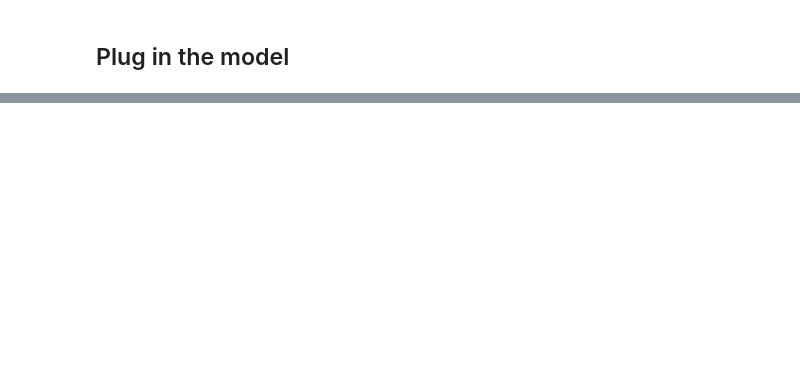
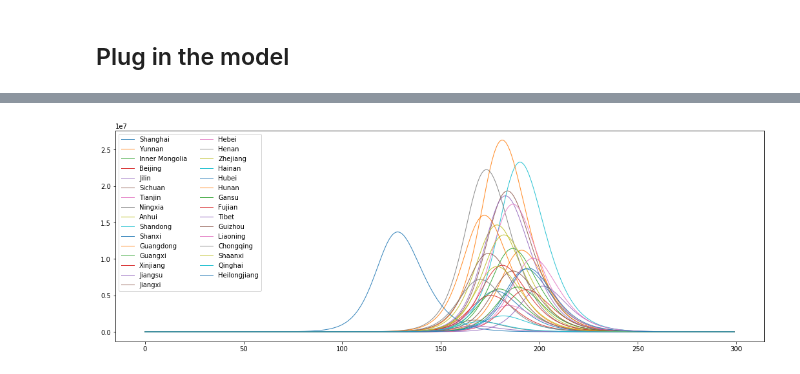
Before and after one commit to brookefzy/COVID-19, a Jupyter notebook: Province_level_simulation_with_mobility_factor.ipynb, the cells around one changed output, grey strips where cells are left out. Cells and saved outputs as stored; diff of their text form; code cells hidden in the pictures; blank space fills up the shorter version.

```diff
--- a/Province_level_simulation_with_mobility_factor.ipynb
+++ b/Province_level_simulation_with_mobility_factor.ipynb
@@ -290,0 +364,11 @@ temp2[['day', 'province', 'susceptics', 'exposed', 'infected', 'recover','from_l
+# %%
+def plotall_province(output,periods):
+    output2=output[output['day']<periods]
+    fig=plt.figure(figsize=(18,6))
+    for i, province in enumerate(output2['province_en'].unique()):
+        df=output2[output2['province_en']==province]
+        plt.plot(df['day'], df['infected'], marker='', linewidth=1, alpha=0.9, label=province)
+    plt.legend(loc=2, ncol=2)
+plotall_province(output,300)
+# %% [output]
+[figure, added]
```
Also changed, not shown: parts of 77 cells of this notebook, 2 other files.
